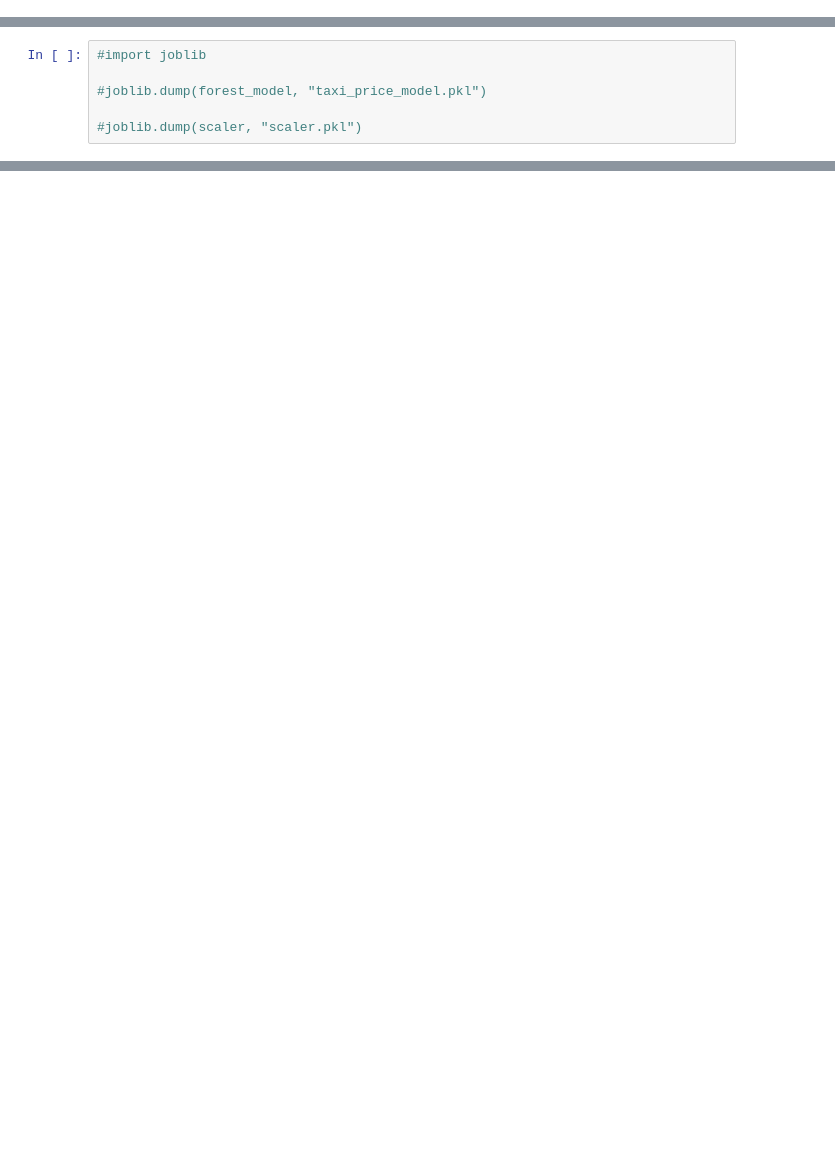
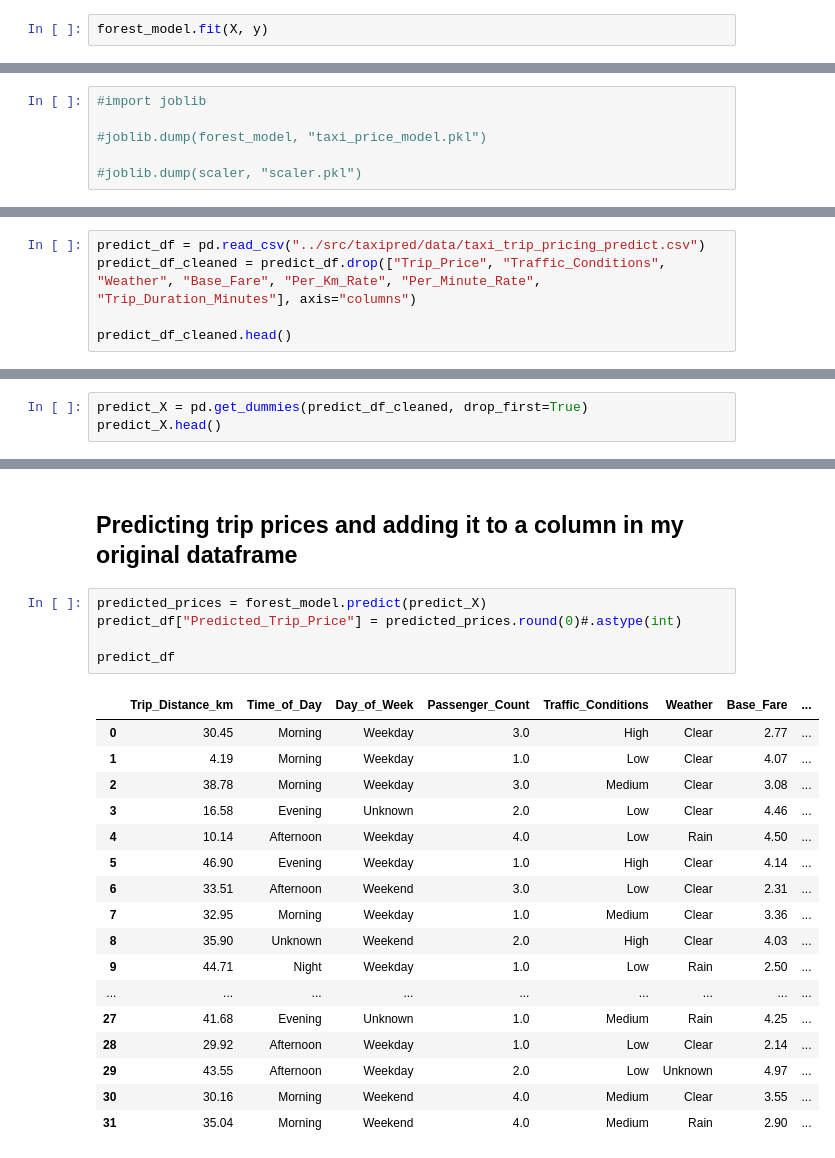
Before and after one commit to Vence85/taxi-prediction-fullstack-jonas-gustafsson-opa24, a Jupyter notebook: explorations/ml_validation.ipynb, the cells around one changed output, grey strips where cells are left out. Saved outputs shown, nothing was run; the diff lists cells and outputs as text; blank space fills up the shorter version.

Commit message:
Finished my random forest  model

```diff
--- a/explorations/ml_validation.ipynb
+++ b/explorations/ml_validation.ipynb
@@ -143,3 +143,5 @@ Random Forest Results:
 MAE: 13.80
 RMSE: 17.06
 R²: 0.45
+# %%
+forest_model.fit(X, y)
@@ -195,0 +209,5 @@ RandomForestRegressor(min_samples_leaf=5, min_samples_split=4, n_estimators=500,
+# %%
+predict_df = pd.read_csv("../src/taxipred/data/taxi_trip_pricing_predict.csv")
+predict_df_cleaned = predict_df.drop(["Trip_Price", "Traffic_Conditions", "Weather", "Base_Fare", "Per_Km_Rate", "Per_Minute_Rate", "Trip_Duration_Minutes"], axis="columns")
+
+predict_df_cleaned.head()
@@ -195,0 +221,3 @@ RandomForestRegressor(min_samples_leaf=5, min_samples_split=4, n_estimators=500,
+# %%
+predict_X = pd.get_dummies(predict_df_cleaned, drop_first=True)
+predict_X.head()
@@ -195,0 +239,25 @@ RandomForestRegressor(min_samples_leaf=5, min_samples_split=4, n_estimators=500,
+# %% [markdown]
+## Predicting trip prices and adding it to a column in my original dataframe
+# %%
+predicted_prices = forest_model.predict(predict_X)
+predict_df["Predicted_Trip_Price"] = predicted_prices.round(0)#.astype(int)
+
+predict_df
+# %% [output]
+|  | Trip_Distance_km | Time_of_Day | Day_of_Week | Passenger_Count | Traffic_Conditions | Weather | Base_Fare | ... |
+| 0 | 30.45 | Morning | Weekday | 3.0 | High | Clear | 2.77 | ... |
+| 1 | 4.19 | Morning | Weekday | 1.0 | Low | Clear | 4.07 | ... |
+| 2 | 38.78 | Morning | Weekday | 3.0 | Medium | Clear | 3.08 | ... |
+| 3 | 16.58 | Evening | Unknown | 2.0 | Low | Clear | 4.46 | ... |
+| 4 | 10.14 | Afternoon | Weekday | 4.0 | Low | Rain | 4.50 | ... |
+| 5 | 46.90 | Evening | Weekday | 1.0 | High | Clear | 4.14 | ... |
+| 6 | 33.51 | Afternoon | Weekend | 3.0 | Low | Clear | 2.31 | ... |
+| 7 | 32.95 | Morning | Weekday | 1.0 | Medium | Clear | 3.36 | ... |
+| 8 | 35.90 | Unknown | Weekend | 2.0 | High | Clear | 4.03 | ... |
+| 9 | 44.71 | Night | Weekday | 1.0 | Low | Rain | 2.50 | ... |
+| ... | ... | ... | ... | ... | ... | ... | ... | ... |
+| 27 | 41.68 | Evening | Unknown | 1.0 | Medium | Rain | 4.25 | ... |
+| 28 | 29.92 | Afternoon | Weekday | 1.0 | Low | Clear | 2.14 | ... |
+| 29 | 43.55 | Afternoon | Weekday | 2.0 | Low | Unknown | 4.97 | ... |
+| 30 | 30.16 | Morning | Weekend | 4.0 | Medium | Clear | 3.55 | ... |
+| 31 | 35.04 | Morning | Weekend | 4.0 | Medium | Rain | 2.90 | ... |
```
Also changed, not shown: parts of 8 cells of this notebook.
